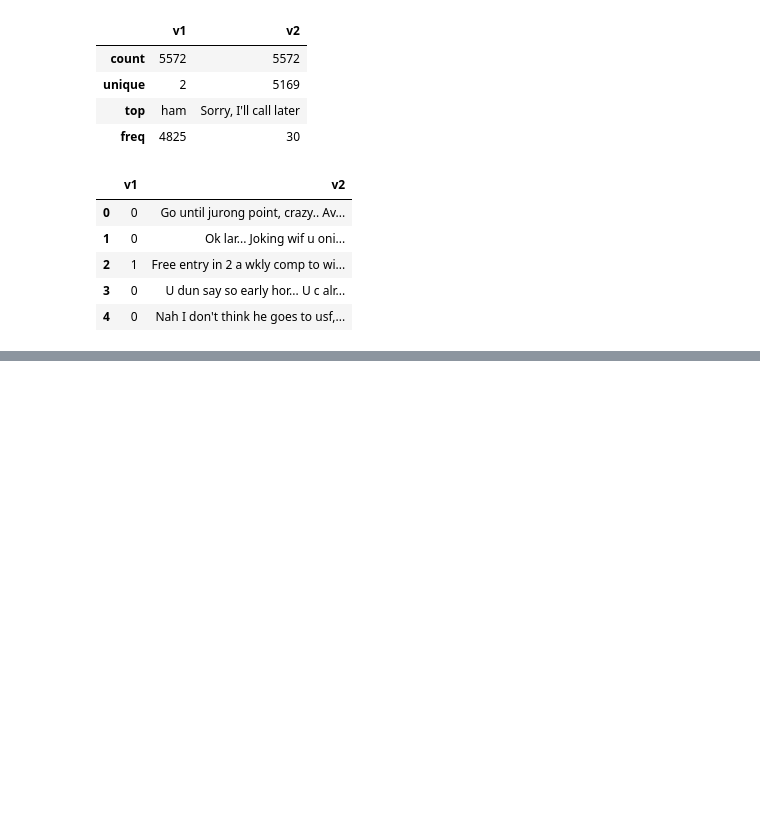
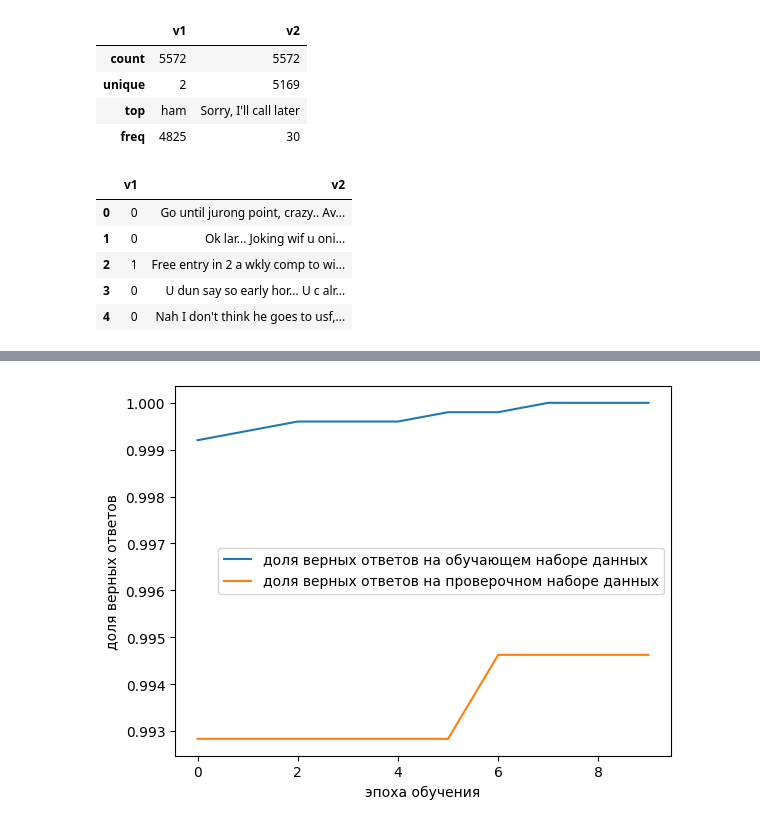
Before and after one commit to pythmipt/SpamFilter, a Jupyter notebook: Rustam_Musin_project1.ipynb, the cells around one changed output, grey strips where cells are left out. Saved outputs shown, nothing was run; the diff lists cells and outputs as text; code cells hidden in the pictures; blank space fills up the shorter version.

```diff
--- a/Rustam_Musin_project1.ipynb
+++ b/Rustam_Musin_project1.ipynb
@@ -97,0 +138,18 @@ df.head()
+# %%
+model = Sequential()
+model.add(Embedding(num_words, 64, input_length=max_len))
+model.add(LSTM(128))
+model.add(Dense(1, activation='sigmoid'))
+# %%
+model.compile(optimizer='adam',
+              loss='binary_crossentropy',
+              metrics=['accuracy'])
+# %%
+model_save_path = 'best_model.h5'
+checkpoint_callback = ModelCheckpoint(model_save_path,
+                                      monitor='val_accuracy',
+                                      save_best_only=True,
+                                      verbose=1)
+# %%
+history = model.fit(mails_train, rez, epochs=10, batch_size=128,
+                    validation_split=0.1, callbacks=[checkpoint_callback])
@@ -97,0 +176,11 @@ df.head()
+# %%
+plt.plot(history.history['accuracy'],
+         label='доля верных ответов на обучающем наборе данных')
+plt.plot(history.history['val_accuracy'],
+         label='доля верных ответов на проверочном наборе данных')
+plt.xlabel('эпоха обучения')
+plt.ylabel('доля верных ответов')
+plt.legend()
+plt.show()
+# %% [output]
+[figure, added]
```
Also changed, not shown: parts of 16 cells of this notebook.
